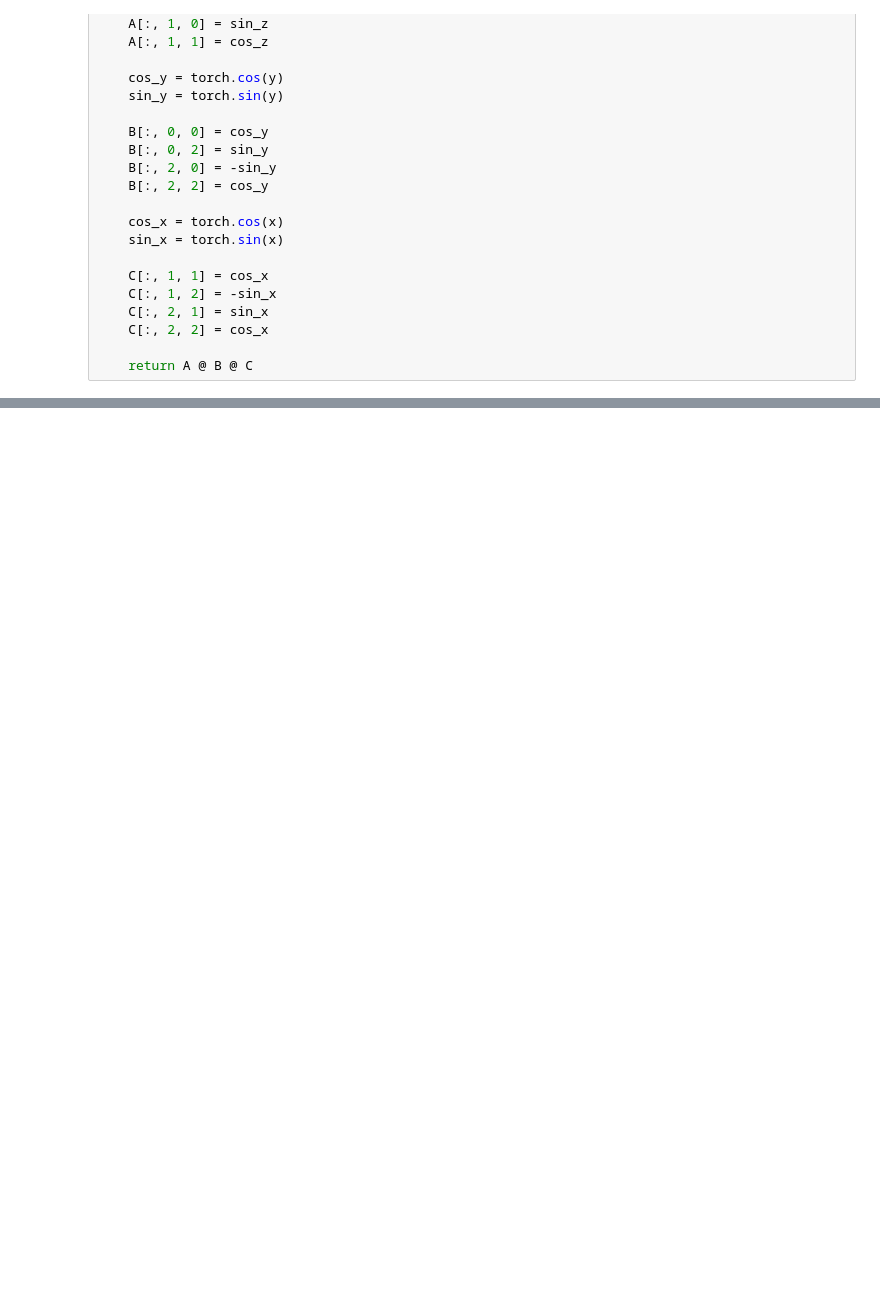
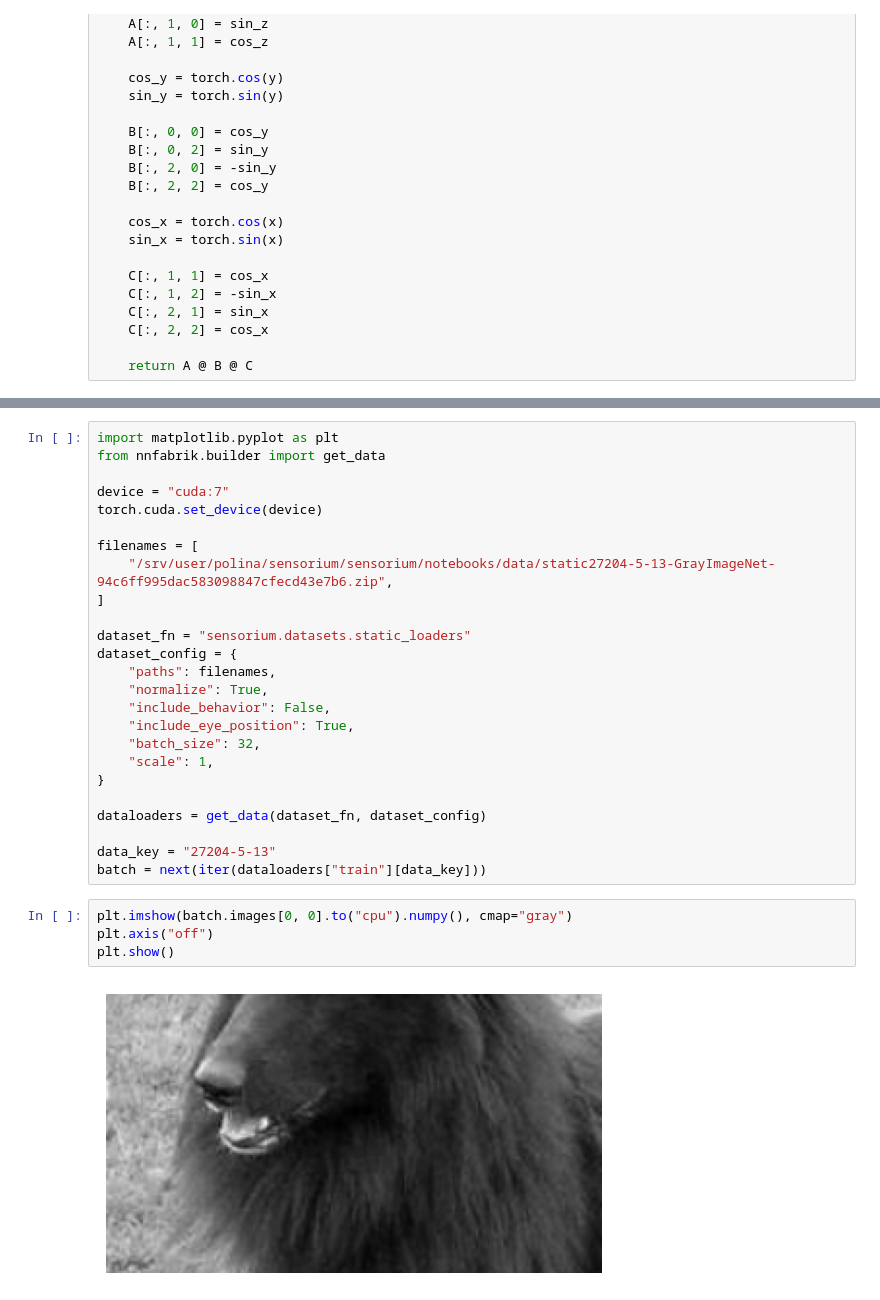
Before and after one commit to NathanSoeding/sensorium, a Jupyter notebook: notebooks/model_tutorial/perspective_custom.ipynb, the cells around one changed output, grey strips where cells are left out. Drawn from its saved outputs; the diff is of its cells as text; blank space fills up the shorter version.

```diff
--- a/notebooks/model_tutorial/perspective_custom.ipynb
+++ b/notebooks/model_tutorial/perspective_custom.ipynb
@@ -164,0 +213,31 @@ rays.shape, proj.shape
+# %%
+import matplotlib.pyplot as plt
+from nnfabrik.builder import get_data
+
+device = "cuda:7"
+torch.cuda.set_device(device)
+
+filenames = [
+    "/srv/user/polina/sensorium/sensorium/notebooks/data/static27204-5-13-GrayImageNet-94c6ff995dac583098847cfecd43e7b6.zip",
+]
+
+dataset_fn = "sensorium.datasets.static_loaders"
+dataset_config = {
+    "paths": filenames,
+    "normalize": True,
+    "include_behavior": False,
+    "include_eye_position": True,
+    "batch_size": 32,
+    "scale": 1,
+}
+
+dataloaders = get_data(dataset_fn, dataset_config)
+
+data_key = "27204-5-13"
+batch = next(iter(dataloaders["train"][data_key]))
+# %%
+plt.imshow(batch.images[0, 0].to("cpu").numpy(), cmap="gray")
+plt.axis("off")
+plt.show()
+# %% [output]
+[figure, added]
```
Also changed, not shown: parts of 9 cells of this notebook.
